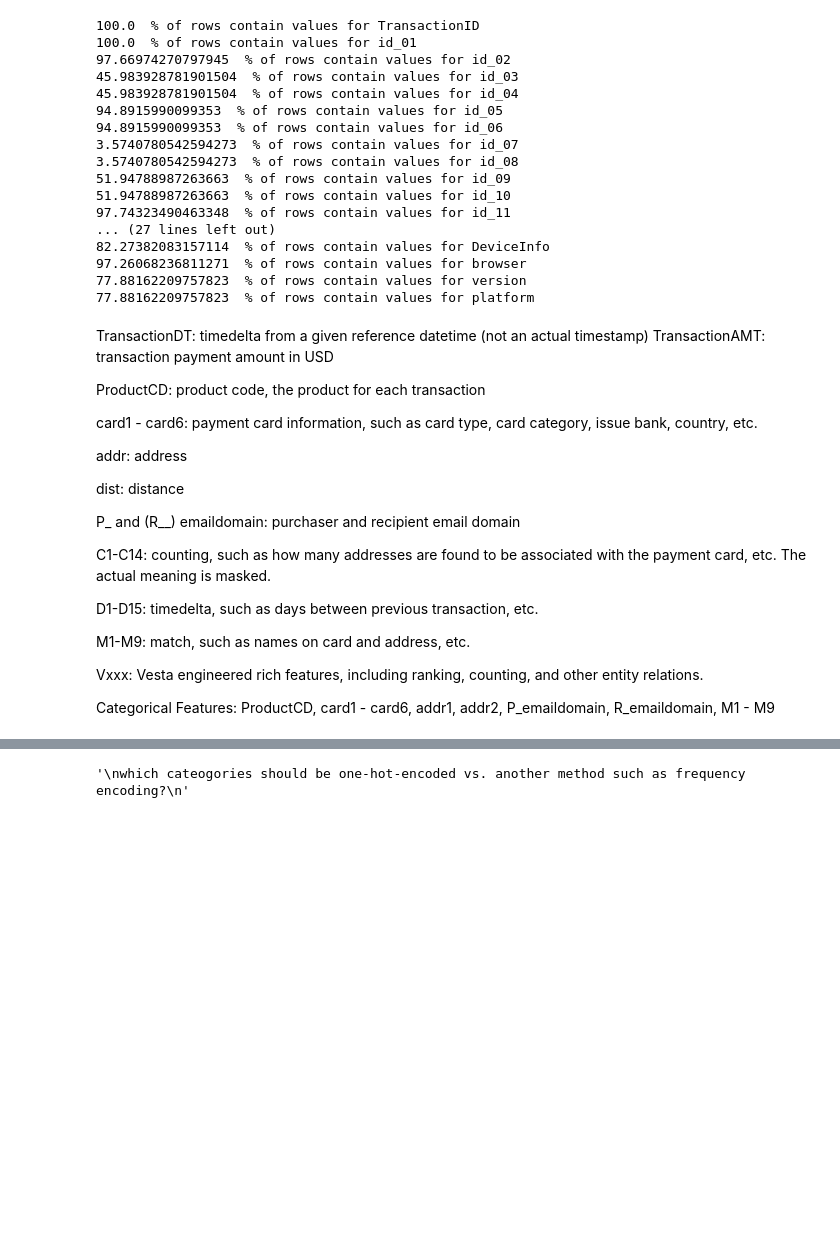
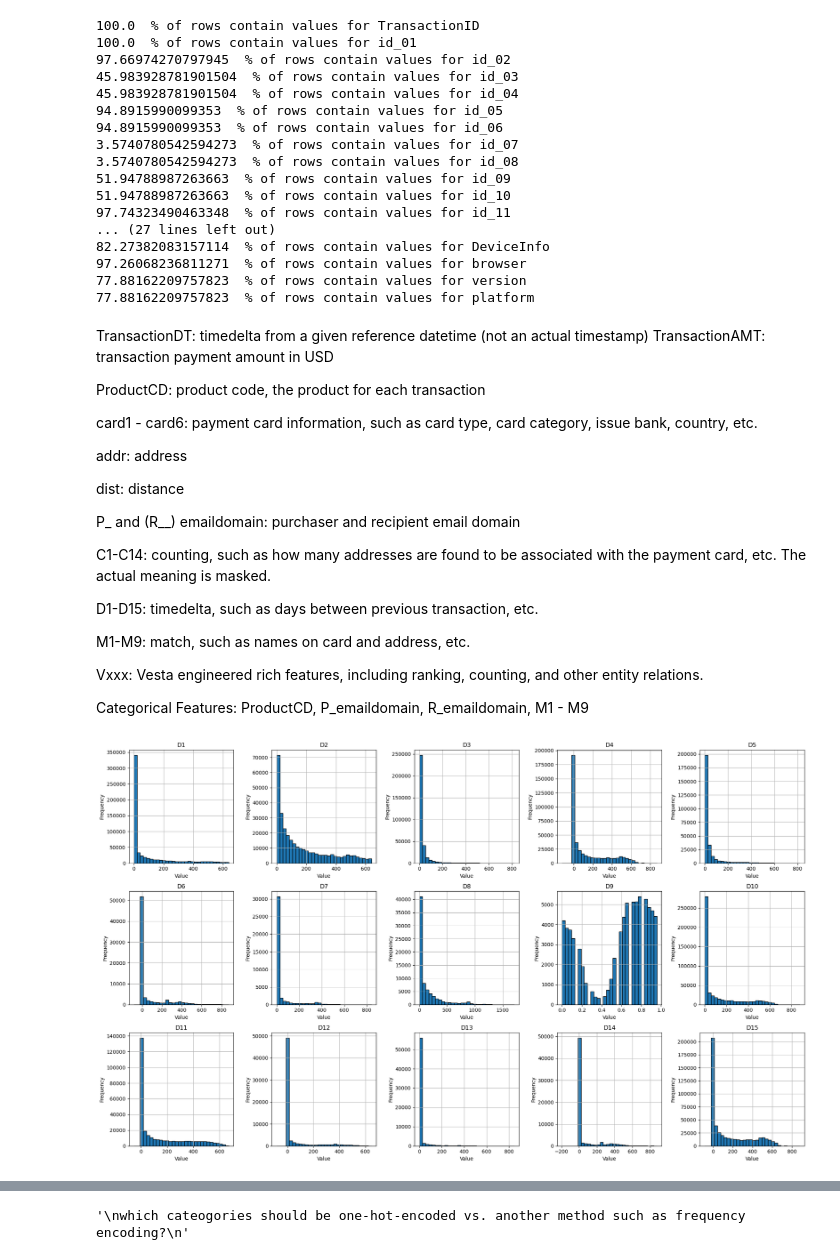
Before and after one commit to zamiulalam/FindingFraud, a Jupyter notebook: notebooks/agekow_exploratory.ipynb, the cells around one changed output, grey strips where cells are left out. Drawn from its saved outputs; the diff is of its cells as text; code cells hidden in the pictures; blank space fills up the shorter version.

```diff
--- a/notebooks/agekow_exploratory.ipynb
+++ b/notebooks/agekow_exploratory.ipynb
@@ -5,7 +7,7 @@ import numpy as np
 # %%
 class DataLoader():
     def __init__(self):
-        self._data_path = "../../ieee-fraud-detection/"
+        self._data_path = "../../data/"
 
     def loadCsv(self, file_name):
         with open(os.path.join(self._data_path, file_name)) as f:
@@ -103,8 +105,27 @@ Vxxx: Vesta engineered rich features, including ranking, counting, and other ent
 
 Categorical Features:
 ProductCD,
-card1 - card6,
-addr1, addr2,
 P_emaildomain,
 R_emaildomain,
 M1 - M9
+# %%
+# Filter just the D1-D15 columns
+d_columns = [f'D{i}' for i in range(1, 16)]
+df = df_tr[d_columns]  # replace `df` with your actual DataFrame
+
+# Set up the grid
+fig, axes = plt.subplots(nrows=3, ncols=5, figsize=(20, 12))
+axes = axes.flatten()  # flatten to easily iterate over
+
+# Plot histograms
+for i, col in enumerate(d_columns):
+    df[col].hist(ax=axes[i], bins=30, edgecolor='black')
+    axes[i].set_title(col)
+    axes[i].set_xlabel('Value')
+    axes[i].set_ylabel('Frequency')
+
+# Tight layout
+plt.tight_layout()
+plt.show()
+# %% [output]
+[figure, added]
```
Also changed, not shown: parts of 16 cells of this notebook.
